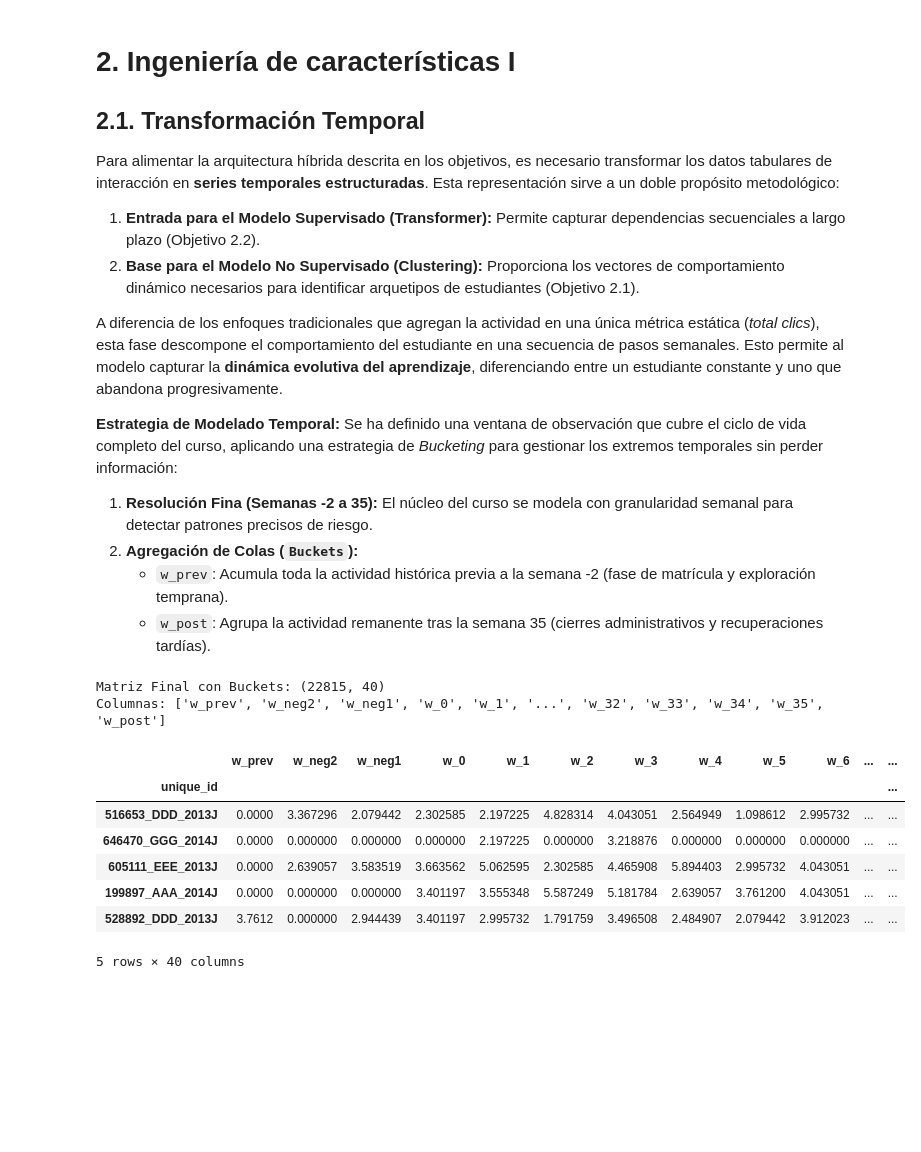
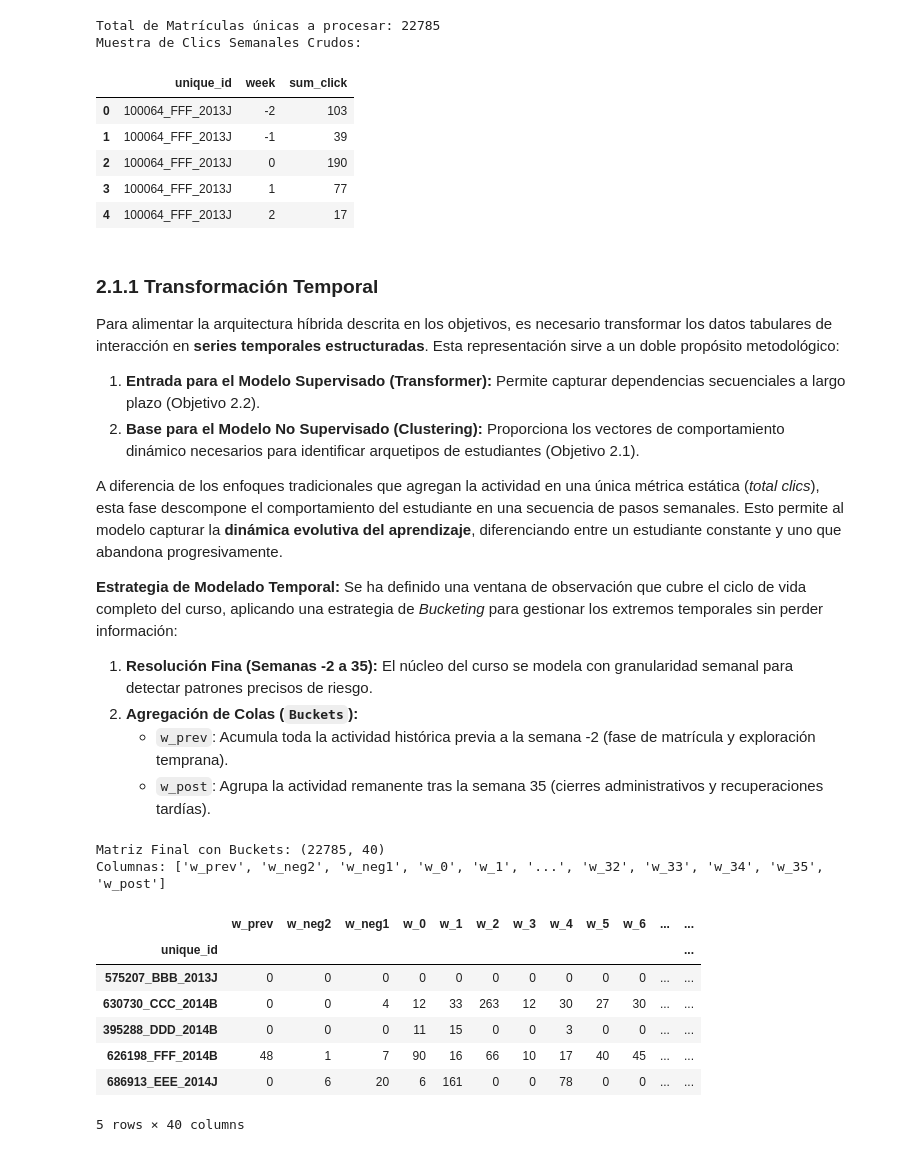
Before and after one commit to MichaeLaudrup/Artificial_Intelligence_Msc, a Jupyter notebook: TFM_education_ai_analytics/notebooks/feature_engieniering_I.ipynb, the cells around one changed output. Cells and saved outputs as stored; diff of their text form; code cells hidden in the pictures; blank space fills up the shorter version.

```diff
--- a/TFM_education_ai_analytics/notebooks/feature_engieniering_I.ipynb
+++ b/TFM_education_ai_analytics/notebooks/feature_engieniering_I.ipynb
@@ -1,7 +4,47 @@
+# %%
+import pandas as pd
+# --- CARGA Y PREPARACIÓN DE ACTIVIDAD (CLICS) ---
+
+# 1. Cargar datasets procesados
+train_interactions = pd.read_csv("../data/processed/training/interactions.csv")
+train_students = pd.read_csv("../data/processed/training/students.csv")
+
+# 2. Ingeniería de Identificadores Únicos (Clave Compuesta)
+# Un alumno puede estar en varios cursos/presentaciones, son series temporales distintas.
+train_interactions['unique_id'] = (train_interactions['id_student'].astype(str) + '_' +
+                                   train_interactions['code_module'] + '_' +
+                                   train_interactions['code_presentation'])
+
+train_students['unique_id'] = (train_students['id_student'].astype(str) + '_' +
+                               train_students['code_module'] + '_' +
+                               train_students['code_presentation'])
+
+# Lista Maestra de Matrículas (Para rellenar huecos después)
+all_enrollments = train_students['unique_id'].unique()
+print(f"Total de Matrículas únicas a procesar: {len(all_enrollments)}")
+
+# 3. Agregación Semanal Inicial (Pre-Bucketing)
+# Convertimos días a semanas (división entera por 7)
+train_interactions['week'] = train_interactions['date'] // 7
+
+# Agrupamos por matrícula y semana (sumamos todos los tipos de actividad por ahora)
+weekly_clicks = train_interactions.groupby(['unique_id', 'week'])['sum_click'].sum().reset_index()
+
+print("Muestra de Clics Semanales Crudos:")
+display(weekly_clicks.head())
+# %% [output]
+Total de Matrículas únicas a procesar: 22785
+Muestra de Clics Semanales Crudos:
+|  | unique_id | week | sum_click |
+| 0 | 100064_FFF_2013J | -2 | 103 |
+| 1 | 100064_FFF_2013J | -1 | 39 |
+| 2 | 100064_FFF_2013J | 0 | 190 |
+| 3 | 100064_FFF_2013J | 1 | 77 |
+| 4 | 100064_FFF_2013J | 2 | 17 |
 # %% [markdown]
-# 2. Ingeniería de características I
 
-## 2.1. Transformación Temporal
+
+### 2.1.1 Transformación Temporal
 
 Para alimentar la arquitectura híbrida descrita en los objetivos, es necesario transformar los datos tabulares de interacción en **series temporales estructuradas**. Esta representación sirve a un doble propósito metodológico:
 
@@ -18,6 +61,7 @@ Se ha definido una ventana de observación que cubre el ciclo de vida completo d
     *   `w_prev`: Acumula toda la actividad histórica previa a la semana -2 (fase de matrícula y exploración temprana).
     *   `w_post`: Agrupa la actividad remanente tras la semana 35 (cierres administrativos y recuperaciones tardías).
 # %%
+
 # --- ESTRATEGIA AVANZADA: BUCKETING CORREGIDO ---
 
 # 1. Definimos los límites
@@ -32,45 +76,42 @@ ts_full = weekly_clicks.groupby(['unique_id', 'week'])['sum_click'].sum().unstac
 ts_full.columns = ts_full.columns.astype(float)
 
 # Listamos las columnas disponibles (que son números de semana)
 available_weeks = ts_full.columns.tolist()
 
 # 3. Identificamos columnas para cada bucket
 cols_prev = [c for c in available_weeks if c < WEEK_START]
 cols_core = [c for c in available_weeks if WEEK_START <= c <= WEEK_END]
 cols_post = [c for c in available_weeks if c > WEEK_END]
 
 # 4. Construimos el nuevo DataFrame paso a paso
 ts_buckets = pd.DataFrame(index=ts_full.index)
 
 # Bucket Previo
 ts_buckets['w_prev'] = ts_full[cols_prev].sum(axis=1) if cols_prev else 0
 
 # Núcleo Central (copiamos tal cual)
 for c in cols_core:
     col_name = f'w_{int(c)}' if c >= 0 else f'w_neg{abs(int(c))}'
     ts_buckets[col_name] = ts_full[c]
 
 # Bucket Posterior
 ts_buckets['w_post'] = ts_full[cols_post].sum(axis=1) if cols_post else 0
 
 # 5. Reindexar con todos los estudiantes (recuperar inactivos)
-ts_final = ts_buckets.reindex(all_enrollments, fill_value=0)
+ts_clicks = ts_buckets.reindex(all_enrollments, fill_value=0)
 
-# 6. Log Transform
-ts_final_log = np.log1p(ts_final)
-
-print(f"Matriz Final con Buckets: {ts_final_log.shape}")
-print("Columnas:", list(ts_final_log.columns[:5]) + ["..."] + list(ts_final_log.columns[-5:]))
-display(ts_final_log.sample(5))
+print(f"Matriz Final con Buckets: {ts_clicks.shape}")
+print("Columnas:", list(ts_clicks.columns[:5]) + ["..."] + list(ts_clicks.columns[-5:]))
+display(ts_clicks.sample(5))
 # %% [output]
-Matriz Final con Buckets: (22815, 40)
+Matriz Final con Buckets: (22785, 40)
 Columnas: ['w_prev', 'w_neg2', 'w_neg1', 'w_0', 'w_1', '...', 'w_32', 'w_33', 'w_34', 'w_35', 'w_post']
 |  | w_prev | w_neg2 | w_neg1 | w_0 | w_1 | w_2 | w_3 | w_4 | w_5 | w_6 | ... | ... |
 | unique_id |  |  |  |  |  |  |  |  |  |  |  | ... |
-| 516653_DDD_2013J | 0.0000 | 3.367296 | 2.079442 | 2.302585 | 2.197225 | 4.828314 | 4.043051 | 2.564949 | 1.098612 | 2.995732 | ... | ... |
-| 646470_GGG_2014J | 0.0000 | 0.000000 | 0.000000 | 0.000000 | 2.197225 | 0.000000 | 3.218876 | 0.000000 | 0.000000 | 0.000000 | ... | ... |
-| 605111_EEE_2013J | 0.0000 | 2.639057 | 3.583519 | 3.663562 | 5.062595 | 2.302585 | 4.465908 | 5.894403 | 2.995732 | 4.043051 | ... | ... |
-| 199897_AAA_2014J | 0.0000 | 0.000000 | 0.000000 | 3.401197 | 3.555348 | 5.587249 | 5.181784 | 2.639057 | 3.761200 | 4.043051 | ... | ... |
-| 528892_DDD_2013J | 3.7612 | 0.000000 | 2.944439 | 3.401197 | 2.995732 | 1.791759 | 3.496508 | 2.484907 | 2.079442 | 3.912023 | ... | ... |
+| 575207_BBB_2013J | 0 | 0 | 0 | 0 | 0 | 0 | 0 | 0 | 0 | 0 | ... | ... |
+| 630730_CCC_2014B | 0 | 0 | 4 | 12 | 33 | 263 | 12 | 30 | 27 | 30 | ... | ... |
+| 395288_DDD_2014B | 0 | 0 | 0 | 11 | 15 | 0 | 0 | 3 | 0 | 0 | ... | ... |
+| 626198_FFF_2014B | 48 | 1 | 7 | 90 | 16 | 66 | 10 | 17 | 40 | 45 | ... | ... |
+| 686913_EEE_2014J | 0 | 6 | 20 | 6 | 161 | 0 | 0 | 78 | 0 | 0 | ... | ... |
 5 rows × 40 columns
 # %% [markdown]
```
Also changed, not shown: parts of 19 cells of this notebook, 7 other files.
